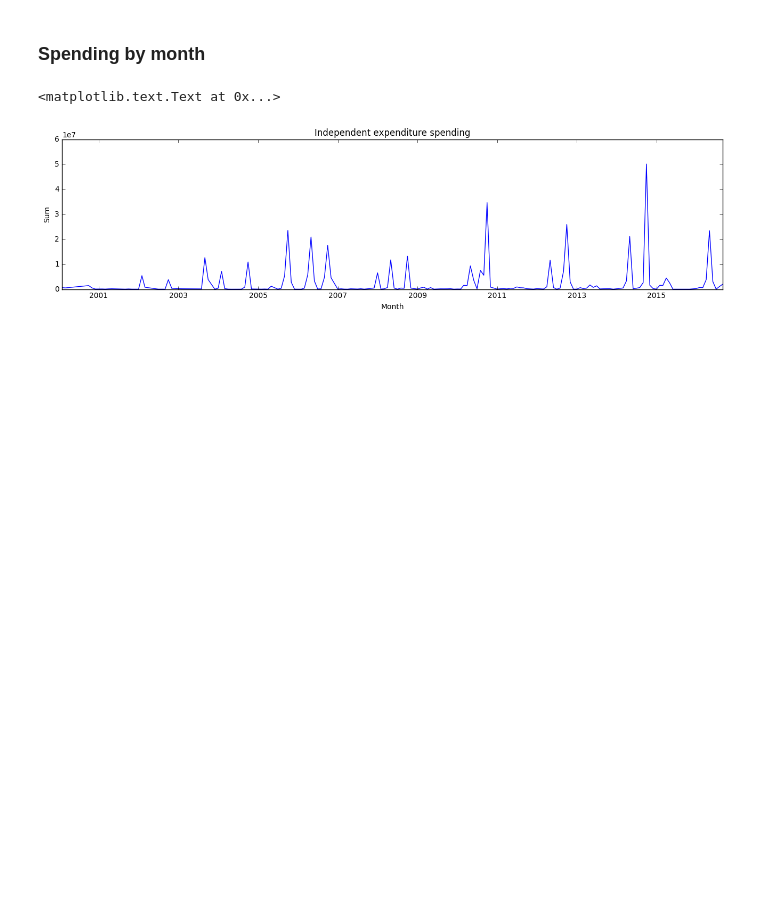
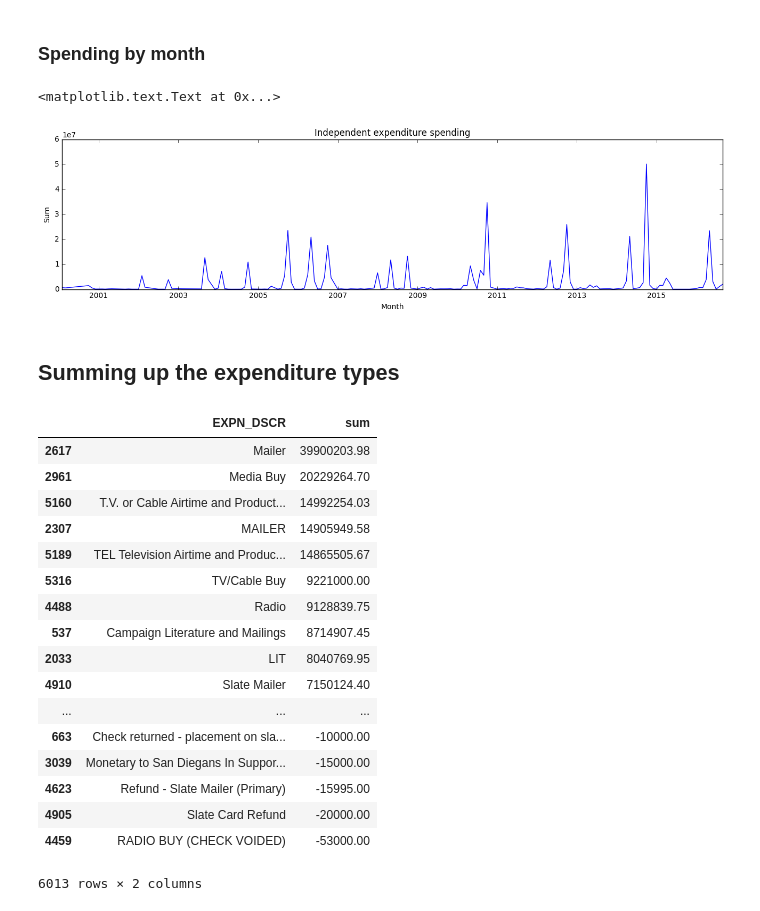
Before and after one commit to palewire/python-calaccess-notebooks, a Jupyter notebook: independent-expenditures.ipynb, the cells around one changed output. Saved outputs shown, nothing was run; the diff lists cells and outputs as text; code cells hidden in the pictures; blank space fills up the shorter version.

```diff
--- a/independent-expenditures.ipynb
+++ b/independent-expenditures.ipynb
@@ -202,3 +228,30 @@ ax1.set_ylabel('Sum')
 # %% [output]
 <matplotlib.text.Text at 0x...>
 [figure]
+# %% [markdown]
+## Summing up the expenditure types
+# %%
+by_description = real_filings.groupby('EXPN_DSCR')['AMOUNT'].agg('sum')
+# %%
+by_description = by_description.to_frame('sum').reset_index()
+# %%
+by_description.sort_values("sum", ascending=False)
+# %% [output]
+|  | EXPN_DSCR | sum |
+| 2617 | Mailer | 39900203.98 |
+| 2961 | Media Buy | 20229264.70 |
+| 5160 | T.V. or Cable Airtime and Product... | 14992254.03 |
+| 2307 | MAILER | 14905949.58 |
+| 5189 | TEL Television Airtime and Produc... | 14865505.67 |
+| 5316 | TV/Cable Buy | 9221000.00 |
+| 4488 | Radio | 9128839.75 |
+| 537 | Campaign Literature and Mailings | 8714907.45 |
+| 2033 | LIT | 8040769.95 |
+| 4910 | Slate Mailer | 7150124.40 |
+| ... | ... | ... |
+| 663 | Check returned - placement on sla... | -10000.00 |
+| 3039 | Monetary to San Diegans In Suppor... | -15000.00 |
+| 4623 | Refund - Slate Mailer (Primary) | -15995.00 |
+| 4905 | Slate Card Refund | -20000.00 |
+| 4459 | RADIO BUY (CHECK VOIDED) | -53000.00 |
+6013 rows × 2 columns
```
Also changed, not shown: parts of 6 cells of this notebook.
